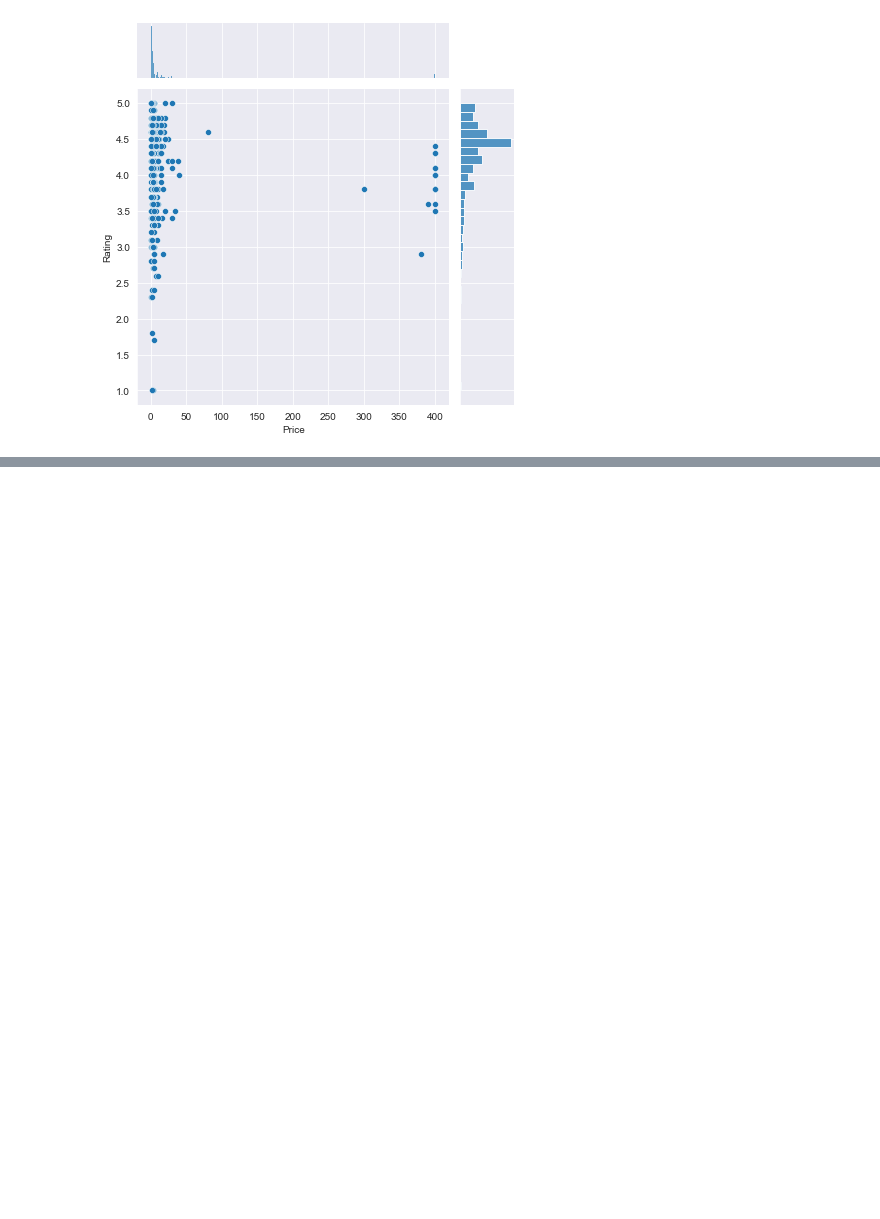
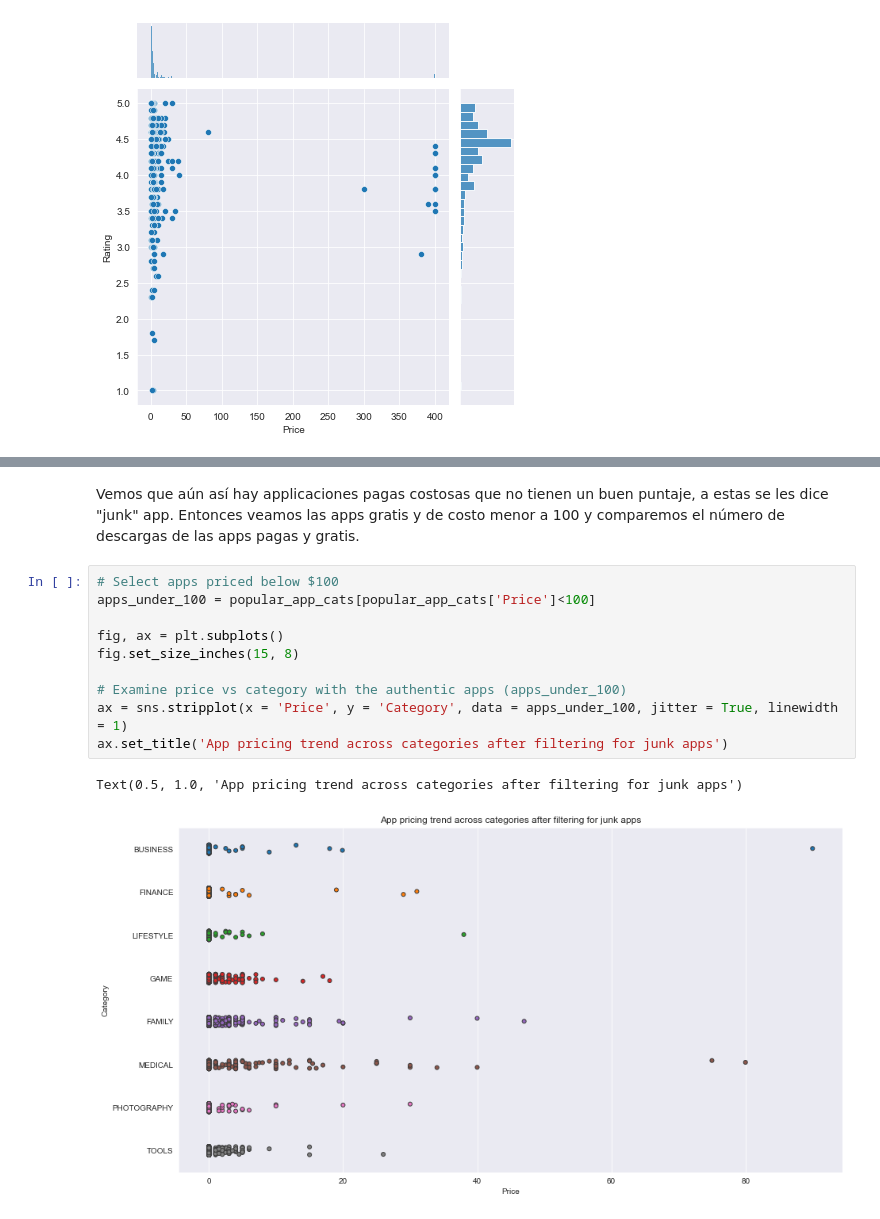
Before and after one commit to ljcaviedesb/DataCamp_espa-ol, a Jupyter notebook: Projects/The Android App Market on Google Play.ipynb, the cells around one changed output, grey strips where cells are left out. Cells and saved outputs as stored; diff of their text form; blank space fills up the shorter version.

```diff
--- a/Projects/The Android App Market on Google Play.ipynb
+++ b/Projects/The Android App Market on Google Play.ipynb
@@ -268,0 +268,15 @@ apps_above_200[['Category', 'App', 'Price']]
+# %% [markdown]
+Vemos que aún así hay applicaciones pagas costosas que no tienen un buen puntaje, a estas se les dice "junk" app. Entonces veamos las apps gratis y de costo menor a 100 y comparemos el número de descargas de las apps pagas y gratis.
+# %%
+# Select apps priced below $100
+apps_under_100 = popular_app_cats[popular_app_cats['Price']<100]
+
+fig, ax = plt.subplots()
+fig.set_size_inches(15, 8)
+
+# Examine price vs category with the authentic apps (apps_under_100)
+ax = sns.stripplot(x = 'Price', y = 'Category', data = apps_under_100, jitter = True, linewidth = 1)
+ax.set_title('App pricing trend across categories after filtering for junk apps')
+# %% [output]
+Text(0.5, 1.0, 'App pricing trend across categories after filtering for junk apps')
+[figure, added]
```
Also changed, not shown: parts of 9 cells of this notebook.
